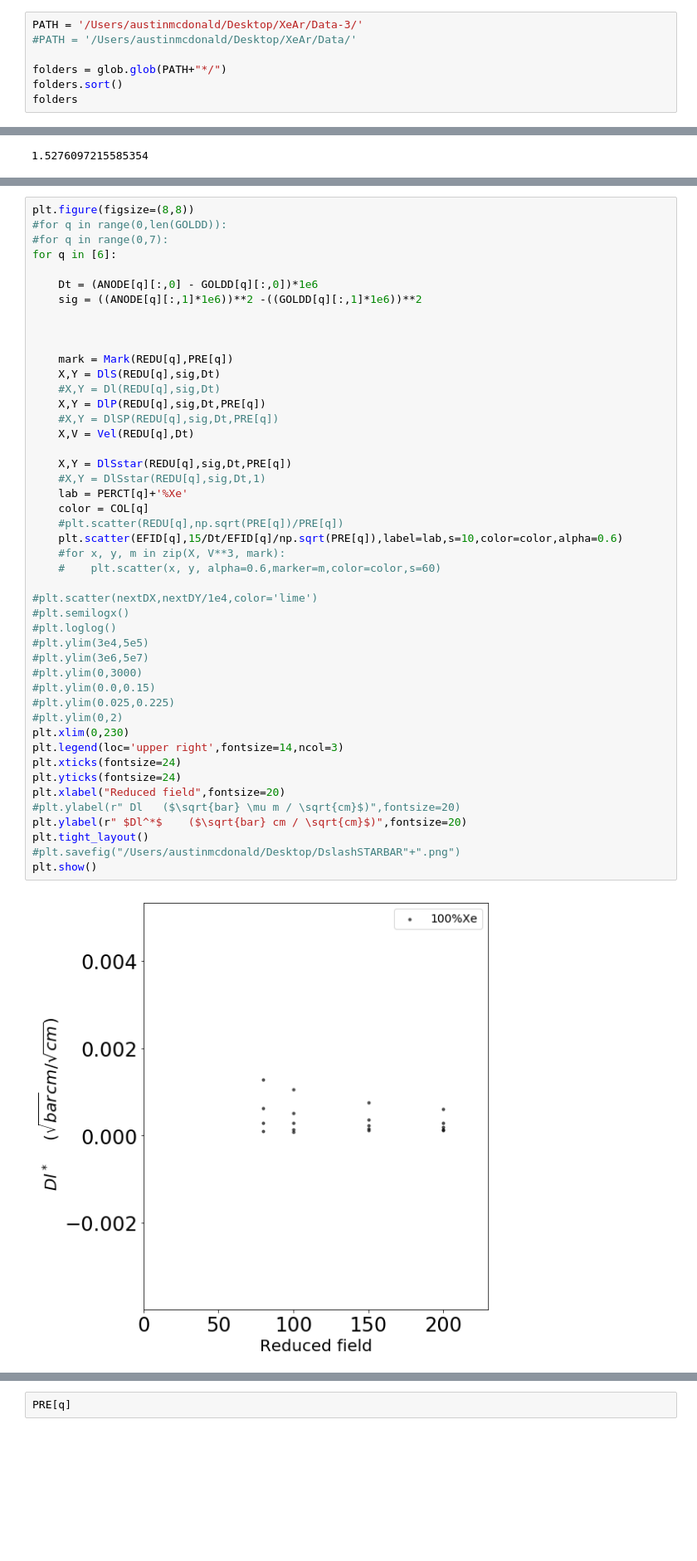
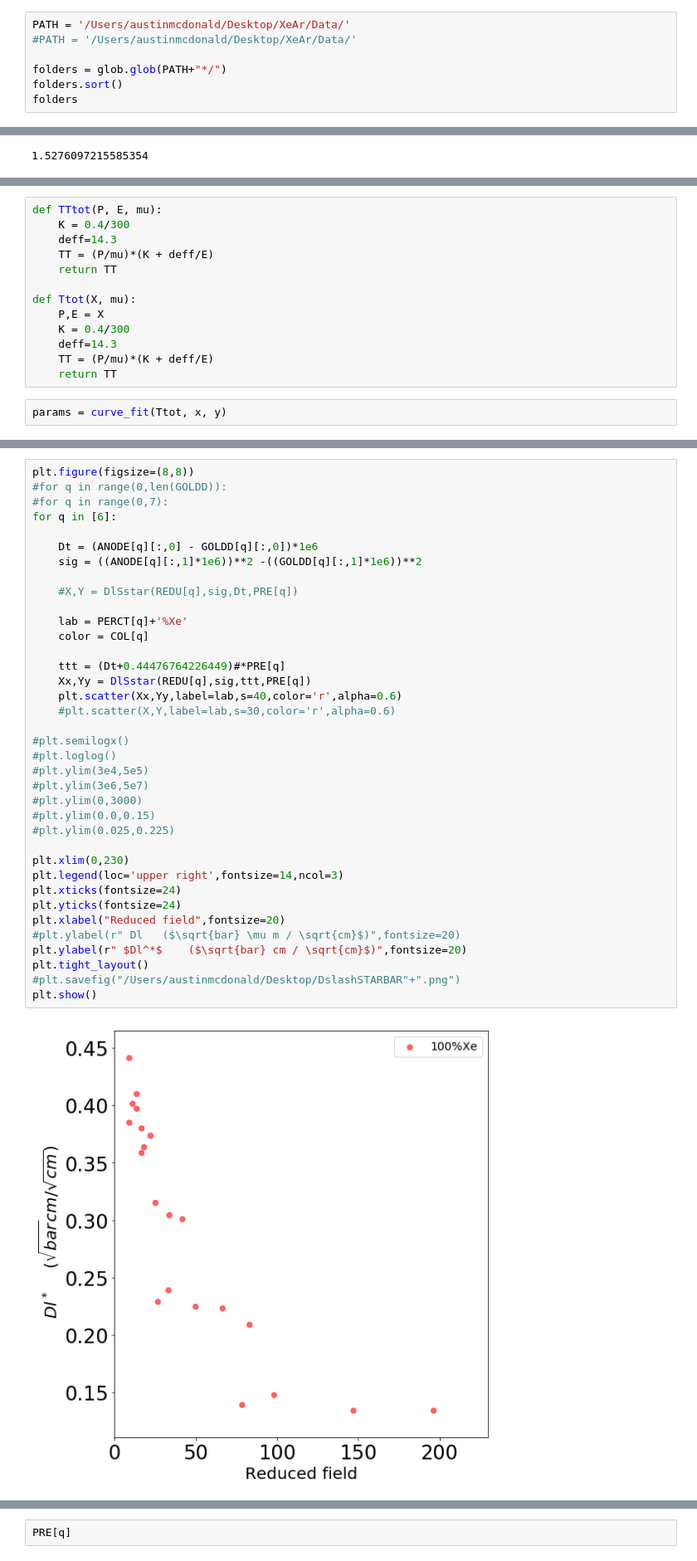
Before and after one commit to AustinMcDonald/Python, a Jupyter notebook: Electron-XeAr/waveform-fitting-V5-Corections-v2.ipynb, the cells around one changed output, grey strips where cells are left out. Shown at 83% size. Drawn from its saved outputs; the diff is of its cells as text; blank space fills up the shorter version.

```diff
--- a/Electron-XeAr/waveform-fitting-V5-Corections-v2.ipynb
+++ b/Electron-XeAr/waveform-fitting-V5-Corections-v2.ipynb
@@ -186,7 +186,7 @@ def FITTER_ANOD(x,y):
 def gaus(x,x0,sigma,a,c):
     return a*np.exp(-(x-x0)**2/(2*sigma**2))+c
 # %%
-PATH = '/Users/austinmcdonald/Desktop/XeAr/Data-3/'
+PATH = '/Users/austinmcdonald/Desktop/XeAr/Data/'
 #PATH = '/Users/austinmcdonald/Desktop/XeAr/Data/'
 
 folders = glob.glob(PATH+"*/")
@@ -525,3 +572,18 @@ plt.tight_layout()
 plt.show()
 # %% [output]
 [figure]
+# %%
+def TTtot(P, E, mu):
+    K = 0.4/300
+    deff=14.3
+    TT = (P/mu)*(K + deff/E)
+    return TT
+
+def Ttot(X, mu):
+    P,E = X
+    K = 0.4/300
+    deff=14.3
+    TT = (P/mu)*(K + deff/E)
+    return TT
+# %%
+params = curve_fit(Ttot, x, y)
@@ -529,47 +647,38 @@ plt.show()
 plt.figure(figsize=(8,8))
 #for q in range(0,len(GOLDD)):
 #for q in range(0,7):
 for q in [6]:
 
     Dt = (ANODE[q][:,0] - GOLDD[q][:,0])*1e6
     sig = ((ANODE[q][:,1]*1e6))**2 -((GOLDD[q][:,1]*1e6))**2
 
+    #X,Y = DlSstar(REDU[q],sig,Dt,PRE[q])
 
-
-    mark = Mark(REDU[q],PRE[q])
-    X,Y = DlS(REDU[q],sig,Dt)
-    #X,Y = Dl(REDU[q],sig,Dt)
-    X,Y = DlP(REDU[q],sig,Dt,PRE[q])
-    #X,Y = DlSP(REDU[q],sig,Dt,PRE[q])
-    X,V = Vel(REDU[q],Dt)
-
-    X,Y = DlSstar(REDU[q],sig,Dt,PRE[q])
-    #X,Y = DlSstar(REDU[q],sig,Dt,1)
     lab = PERCT[q]+'%Xe'
     color = COL[q]
-    #plt.scatter(REDU[q],np.sqrt(PRE[q])/PRE[q])
-    plt.scatter(EFID[q],15/Dt/EFID[q]/np.sqrt(PRE[q]),label=lab,s=10,color=color,alpha=0.6)
-    #for x, y, m in zip(X, V**3, mark):
-    #    plt.scatter(x, y, alpha=0.6,marker=m,color=color,s=60)
 
-#plt.scatter(nextDX,nextDY/1e4,color='lime')
+    ttt = (Dt+0.44476764226449)#*PRE[q]
+    Xx,Yy = DlSstar(REDU[q],sig,ttt,PRE[q])
+    plt.scatter(Xx,Yy,label=lab,s=40,color='r',alpha=0.6)
+    #plt.scatter(X,Y,label=lab,s=30,color='r',alpha=0.6)
+
 #plt.semilogx()
 #plt.loglog()
 #plt.ylim(3e4,5e5)
 #plt.ylim(3e6,5e7)
 #plt.ylim(0,3000)
 #plt.ylim(0.0,0.15)
 #plt.ylim(0.025,0.225)
-#plt.ylim(0,2)
+
 plt.xlim(0,230)
 plt.legend(loc='upper right',fontsize=14,ncol=3)
 plt.xticks(fontsize=24)
 plt.yticks(fontsize=24)
 plt.xlabel("Reduced field",fontsize=20)
 #plt.ylabel(r" Dl   ($\sqrt{bar} \mu m / \sqrt{cm}$)",fontsize=20)
 plt.ylabel(r" $Dl^*$    ($\sqrt{bar} cm / \sqrt{cm}$)",fontsize=20)
 plt.tight_layout()
 #plt.savefig("/Users/austinmcdonald/Desktop/DslashSTARBAR"+".png")
 plt.show()
 # %% [output]
-[figure, old version]
+[figure, new version]
```
Also changed, not shown: parts of 19 cells of this notebook, 10 other files.
